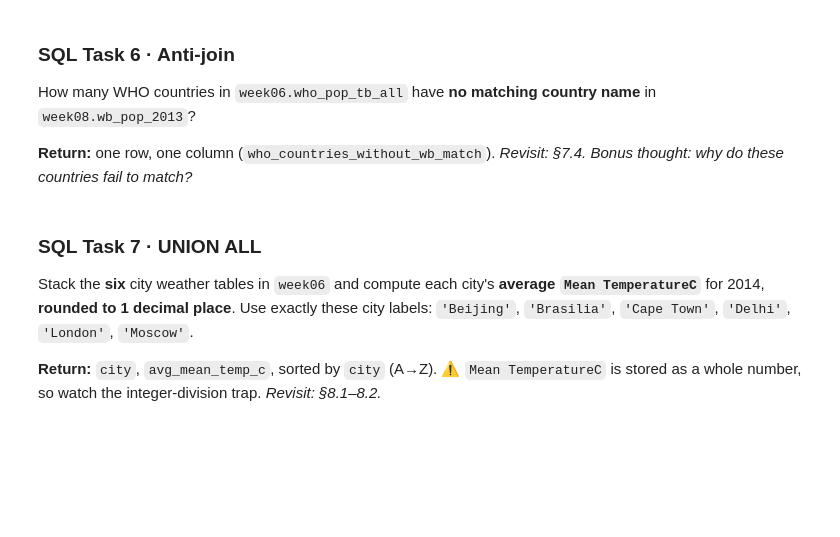
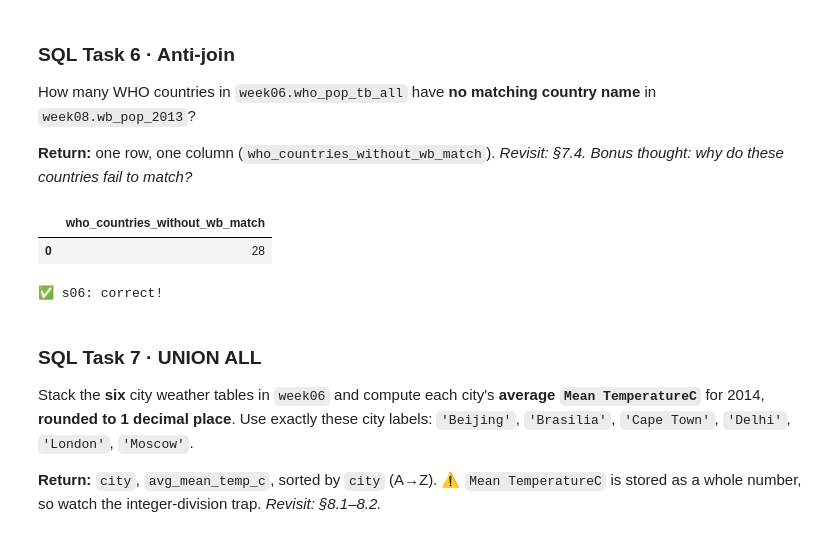
Before and after one commit to Steve-ayan/Dataraflow-Week6, a Jupyter notebook: Dataraflow_Week 6/Week 6 _Take Home_Stephen Ayankoso.ipynb, the cells around one changed output. Cells and saved outputs as stored; diff of their text form; code cells hidden in the pictures; blank space fills up the shorter version.

```diff
--- a/Dataraflow_Week 6/Week 6 _Take Home_Stephen Ayankoso.ipynb
+++ b/Dataraflow_Week 6/Week 6 _Take Home_Stephen Ayankoso.ipynb
@@ -1314,3 +1323,21 @@ WHERE
+# %%
+SQL_06 = """
+SELECT
+    COUNT(*) AS who_countries_without_wb_match
+FROM
+    week06.who_pop_tb_all t
+LEFT JOIN
+    week08.wb_pop_2013 w ON t.Country = w.Country
+WHERE
+    w.Country IS NULL
+"""
+
+# Register your answer for Task 6
+answer('s06', SQL_06)
+# %% [output]
+|  | who_countries_without_wb_match |
+| 0 | 28 |
+✅ s06: correct!
 # %% [markdown]
 ### SQL Task 7 · UNION ALL
 Stack the **six** city weather tables in `week06` and compute each city's **average `Mean TemperatureC`**
```
Also changed, not shown: parts of 16 cells of this notebook, 44 other files.
